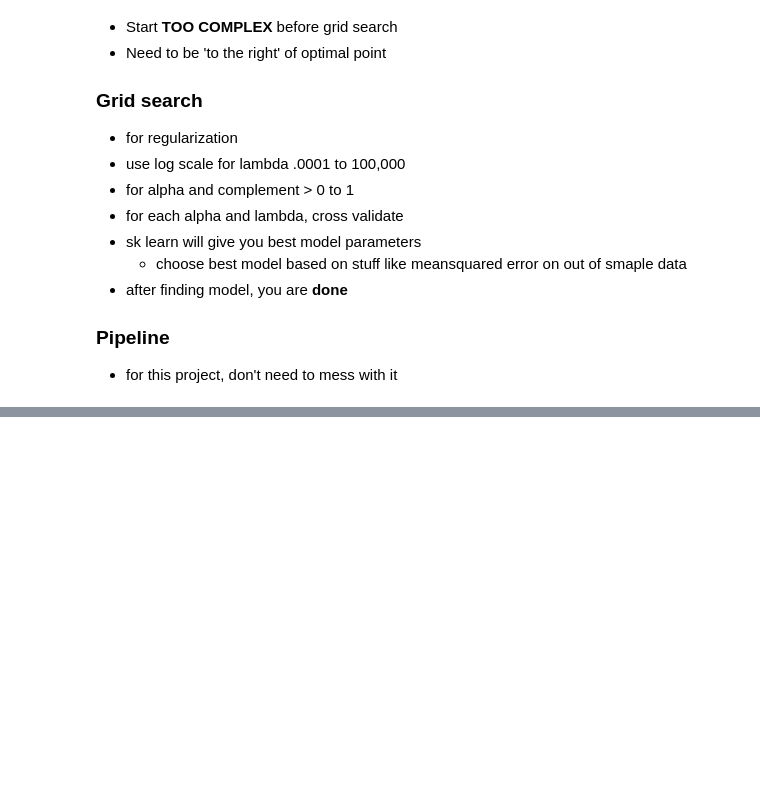
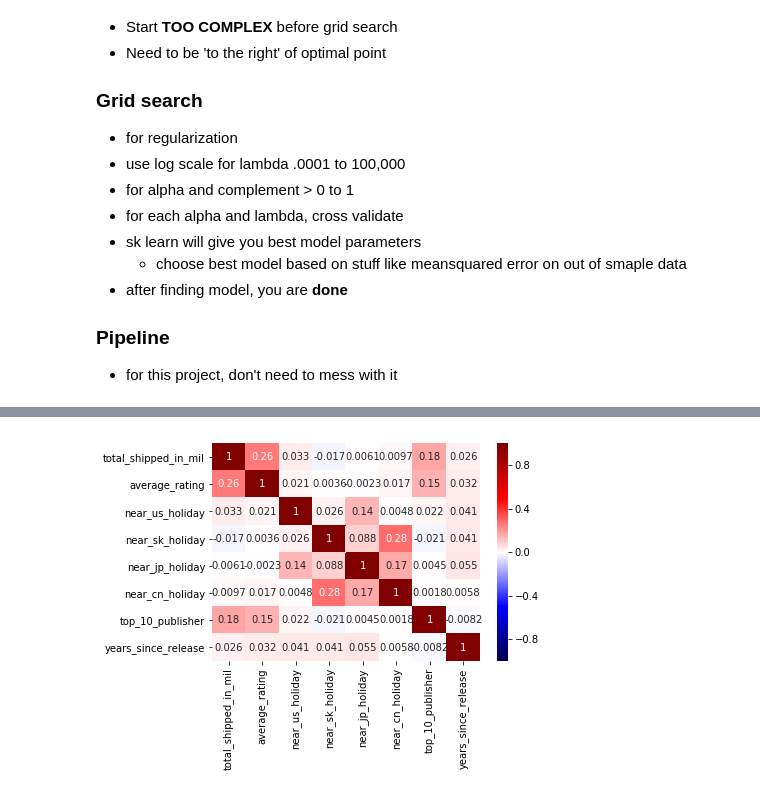
Before and after one commit to jeremyrchow/video_game_sales_data, a Jupyter notebook: exploratory_data_analysis_notebook.ipynb, the cells around one changed output, grey strips where cells are left out. Cells and saved outputs as stored; diff of their text form; code cells hidden in the pictures; blank space fills up the shorter version.

```diff
--- a/exploratory_data_analysis_notebook.ipynb
+++ b/exploratory_data_analysis_notebook.ipynb
@@ -297,0 +304,2 @@ df['top_10_publisher'] = df['publisher'].apply(lambda x: in_top_10_publishers(x)
+# %%
+df.rename(columns={'total_shipped':'total_shipped_in_mil'}, inplace=True)
@@ -297,0 +308,3 @@ df['top_10_publisher'] = df['publisher'].apply(lambda x: in_top_10_publishers(x)
+# %%
+df['years_since_release'] = (dt.datetime.now().toordinal()-\
+                             df['release_date'].apply(lambda x: dt.date.toordinal(x)))/365
@@ -297,0 +331,2 @@ df['top_10_publisher'] = df['publisher'].apply(lambda x: in_top_10_publishers(x)
+# %%
+df_features = df.drop(columns = 'release_date')
@@ -297,0 +354,5 @@ df['top_10_publisher'] = df['publisher'].apply(lambda x: in_top_10_publishers(x)
+# %%
+
+sns.heatmap(df_features.corr(), cmap="seismic", annot=True, vmin=-1, vmax=1);
+# %% [output]
+[figure, added]
```
Also changed, not shown: parts of 31 cells of this notebook.
